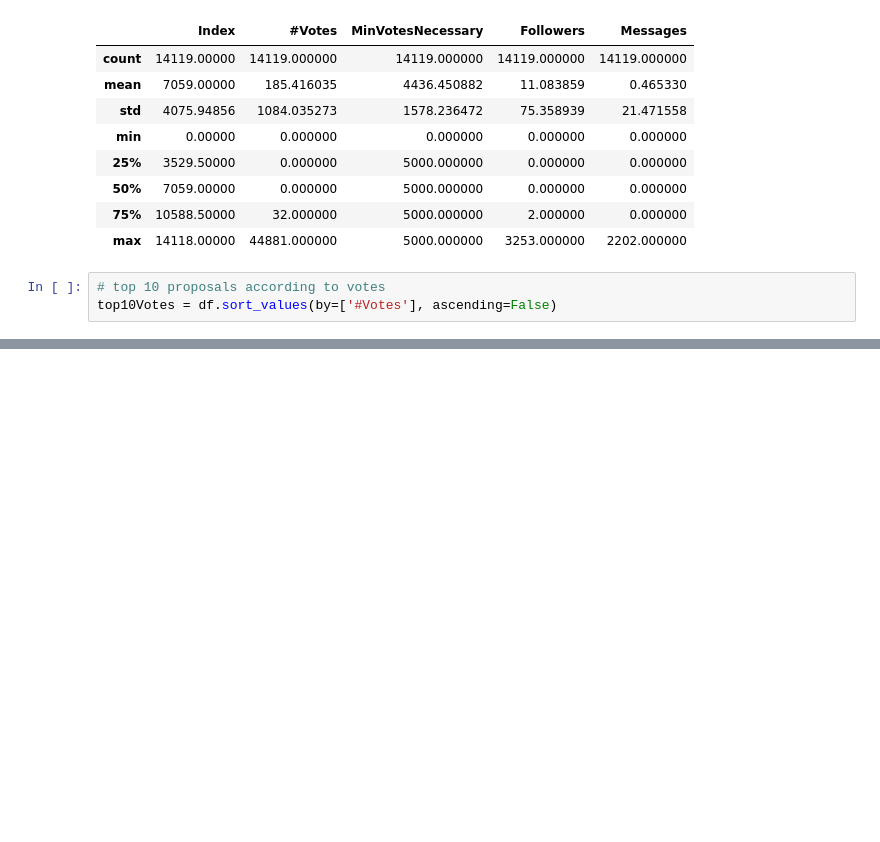
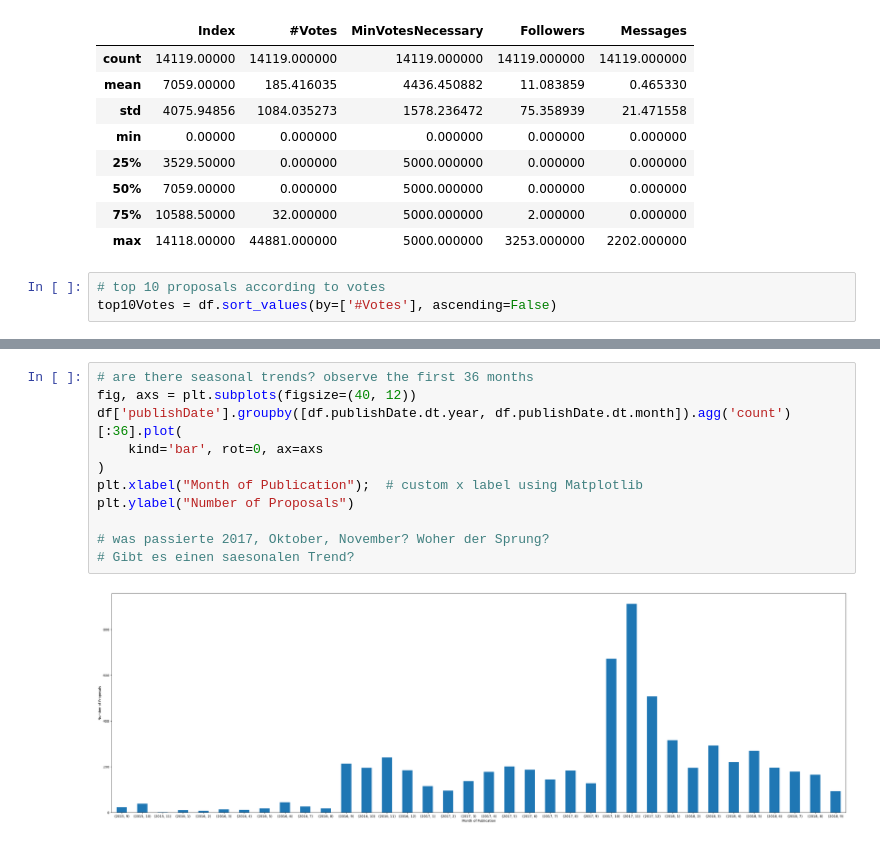
Before and after one commit to mojoee/03_UrbanDevelopmentTaiwan, a Jupyter notebook: dataExploration.ipynb, the cells around one changed output, grey strips where cells are left out. Drawn from its saved outputs; the diff is of its cells as text; blank space fills up the shorter version.

Commit message:
first Draft for DEA

```diff
--- a/dataExploration.ipynb
+++ b/dataExploration.ipynb
@@ -63,0 +145,13 @@ top10Votes[:10]
+# %%
+# are there seasonal trends? observe the first 36 months
+fig, axs = plt.subplots(figsize=(40, 12))
+df['publishDate'].groupby([df.publishDate.dt.year, df.publishDate.dt.month]).agg('count')[:36].plot(
+    kind='bar', rot=0, ax=axs
+)
+plt.xlabel("Month of Publication");  # custom x label using Matplotlib
+plt.ylabel("Number of Proposals")
+
+# was passierte 2017, Oktober, November? Woher der Sprung?
+# Gibt es einen saesonalen Trend?
+# %% [output]
+[figure, added]
```
Also changed, not shown: parts of 12 cells of this notebook, 1 other file.
